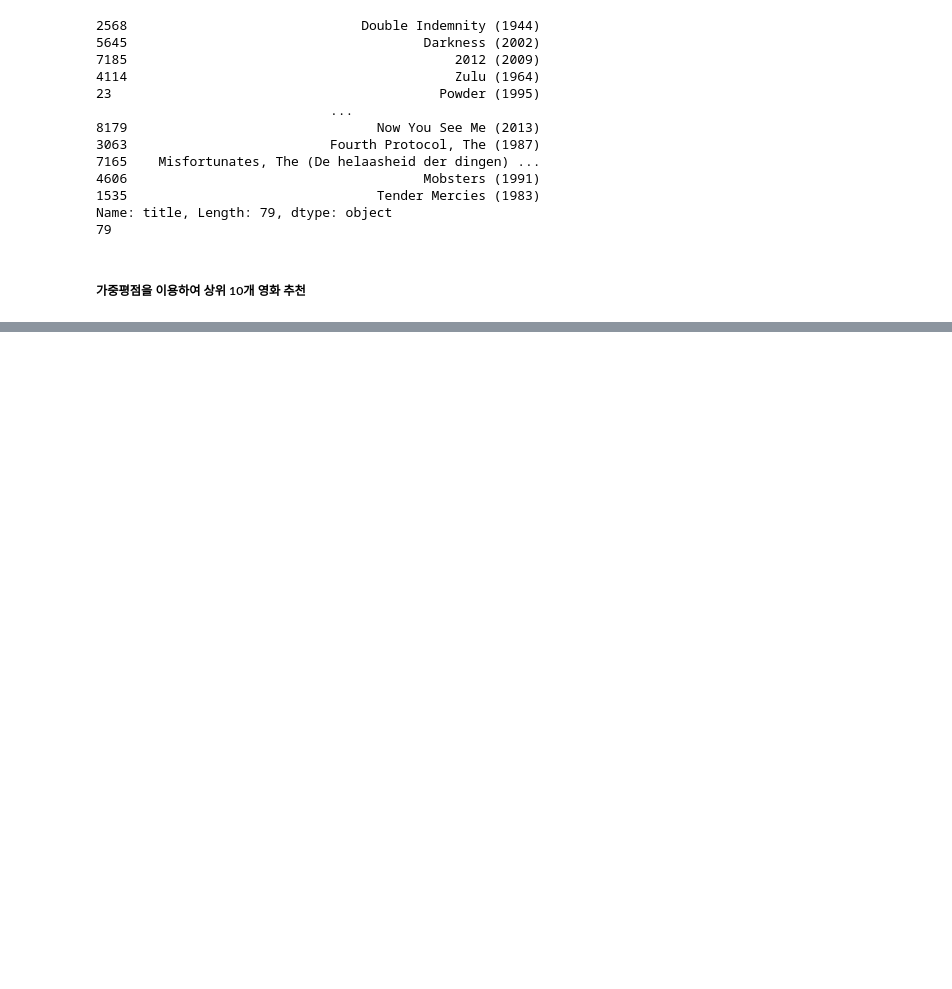
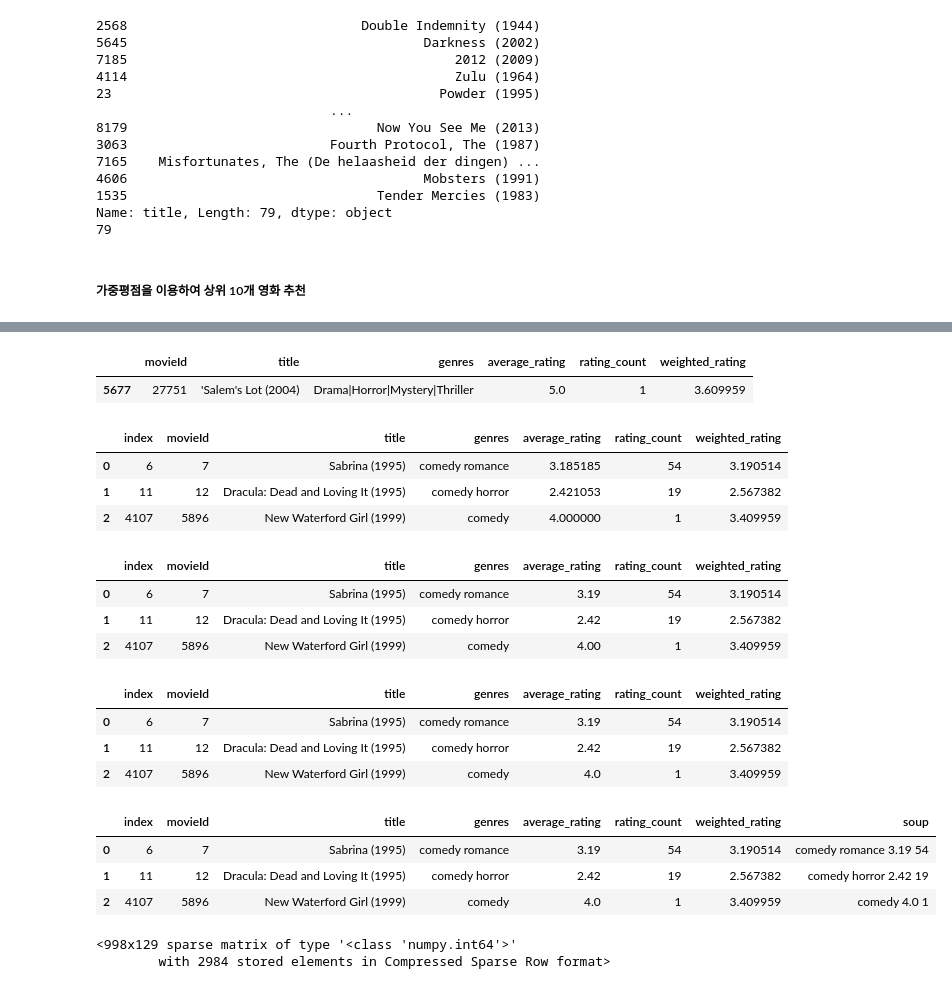
Before and after one commit to kbigdata005/ml, a Jupyter notebook: recommandation/User_Based_Collaborative_Filtering.ipynb, the cells around one changed output, grey strips where cells are left out. Saved outputs shown, nothing was run; the diff lists cells and outputs as text; code cells hidden in the pictures; blank space fills up the shorter version.

```diff
--- a/recommandation/User_Based_Collaborative_Filtering.ipynb
+++ b/recommandation/User_Based_Collaborative_Filtering.ipynb
@@ -268,0 +371,5 @@ merge_df = pd.merge(movies_df, df , on='movieId')
+# %%
+user_selected_movie
+# %% [output]
+|  | movieId | title | genres | average_rating | rating_count | weighted_rating |
+| 5677 | 27751 | 'Salem's Lot (2004) | Drama|Horror|Mystery|Thriller | 5.0 | 1 | 3.609959 |
@@ -268,0 +380,53 @@ merge_df = pd.merge(movies_df, df , on='movieId')
+# %%
+def clean_data(x):
+    return str.lower(x.replace("|" , " "))
+reset_df['genres'] = reset_df['genres'].apply(clean_data)
+# %%
+reset_df.head(3)
+# %% [output]
+|  | index | movieId | title | genres | average_rating | rating_count | weighted_rating |
+| 0 | 6 | 7 | Sabrina (1995) | comedy romance | 3.185185 | 54 | 3.190514 |
+| 1 | 11 | 12 | Dracula: Dead and Loving It (1995) | comedy horror | 2.421053 | 19 | 2.567382 |
+| 2 | 4107 | 5896 | New Waterford Girl (1999) | comedy | 4.000000 | 1 | 3.409959 |
+# %%
+def clean_data(x):
+    return round(x , 2)
+reset_df['average_rating'] = reset_df['average_rating'].apply(clean_data)
+# %%
+reset_df.head(3)
+# %% [output]
+|  | index | movieId | title | genres | average_rating | rating_count | weighted_rating |
+| 0 | 6 | 7 | Sabrina (1995) | comedy romance | 3.19 | 54 | 3.190514 |
+| 1 | 11 | 12 | Dracula: Dead and Loving It (1995) | comedy horror | 2.42 | 19 | 2.567382 |
+| 2 | 4107 | 5896 | New Waterford Girl (1999) | comedy | 4.00 | 1 | 3.409959 |
+# %%
+reset_df[['average_rating' ,'rating_count' ]] = reset_df[['average_rating' ,'rating_count' ]].astype(str)
+# %%
+reset_df.head(3)
+# %% [output]
+|  | index | movieId | title | genres | average_rating | rating_count | weighted_rating |
+| 0 | 6 | 7 | Sabrina (1995) | comedy romance | 3.19 | 54 | 3.190514 |
+| 1 | 11 | 12 | Dracula: Dead and Loving It (1995) | comedy horror | 2.42 | 19 | 2.567382 |
+| 2 | 4107 | 5896 | New Waterford Girl (1999) | comedy | 4.0 | 1 | 3.409959 |
+# %%
+def create_soup(x):
+    return x['genres'] + ' ' +  x['average_rating'] + ' ' + x['rating_count']
+
+reset_df['soup'] = reset_df.apply(create_soup ,axis=1)
+# %%
+reset_df.head(3)
+# %% [output]
+|  | index | movieId | title | genres | average_rating | rating_count | weighted_rating | soup |
+| 0 | 6 | 7 | Sabrina (1995) | comedy romance | 3.19 | 54 | 3.190514 | comedy romance 3.19 54 |
+| 1 | 11 | 12 | Dracula: Dead and Loving It (1995) | comedy horror | 2.42 | 19 | 2.567382 | comedy horror 2.42 19 |
+| 2 | 4107 | 5896 | New Waterford Girl (1999) | comedy | 4.0 | 1 | 3.409959 | comedy 4.0 1 |
+# %%
+from sklearn.feature_extraction.text import CountVectorizer , TfidfVectorizer
+from sklearn.metrics.pairwise import cosine_similarity
+
+count = CountVectorizer(stop_words='english')
+count_matrix = count.fit_transform(reset_df['soup'])
+count_matrix
+# %% [output]
+<998x129 sparse matrix of type '<class 'numpy.int64'>'
+        with 2984 stored elements in Compressed Sparse Row format>
```
Also changed, not shown: parts of 20 cells of this notebook.
